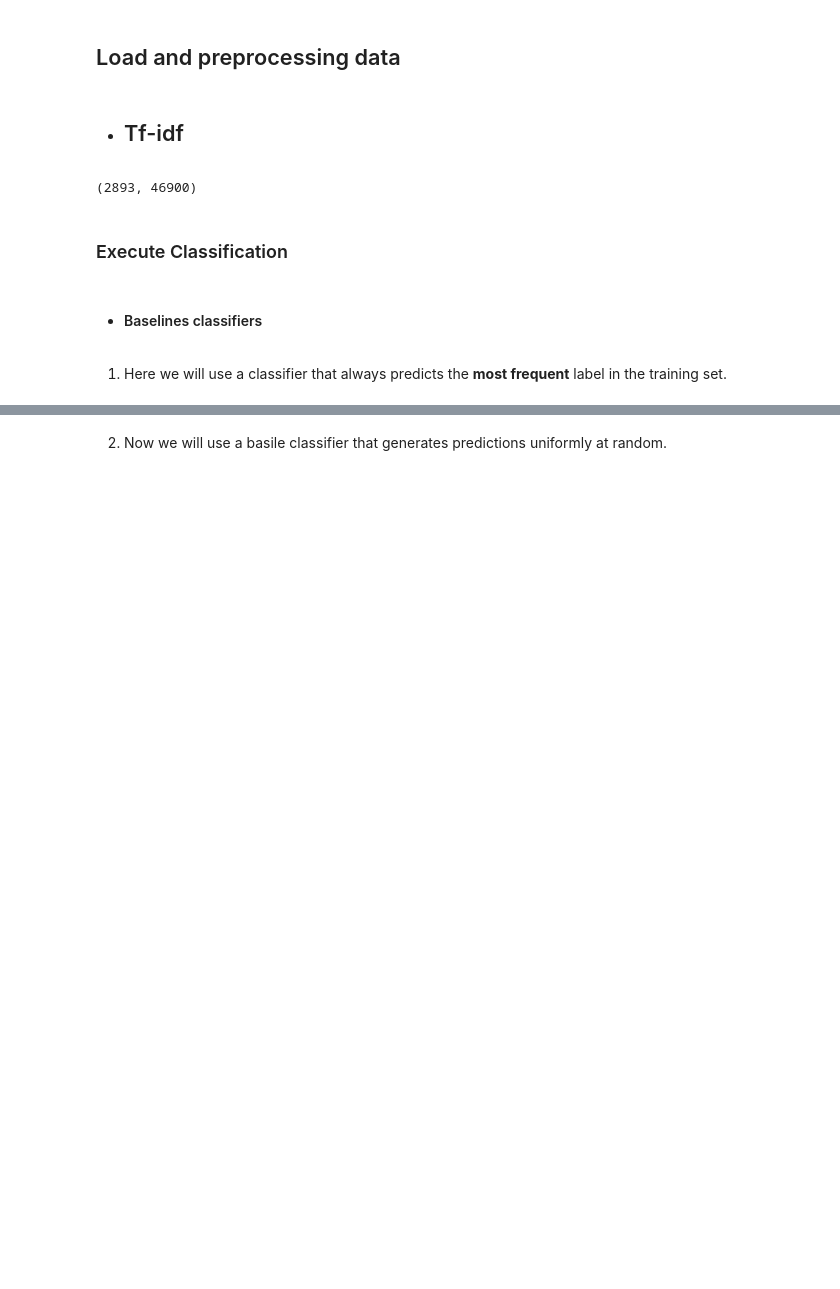
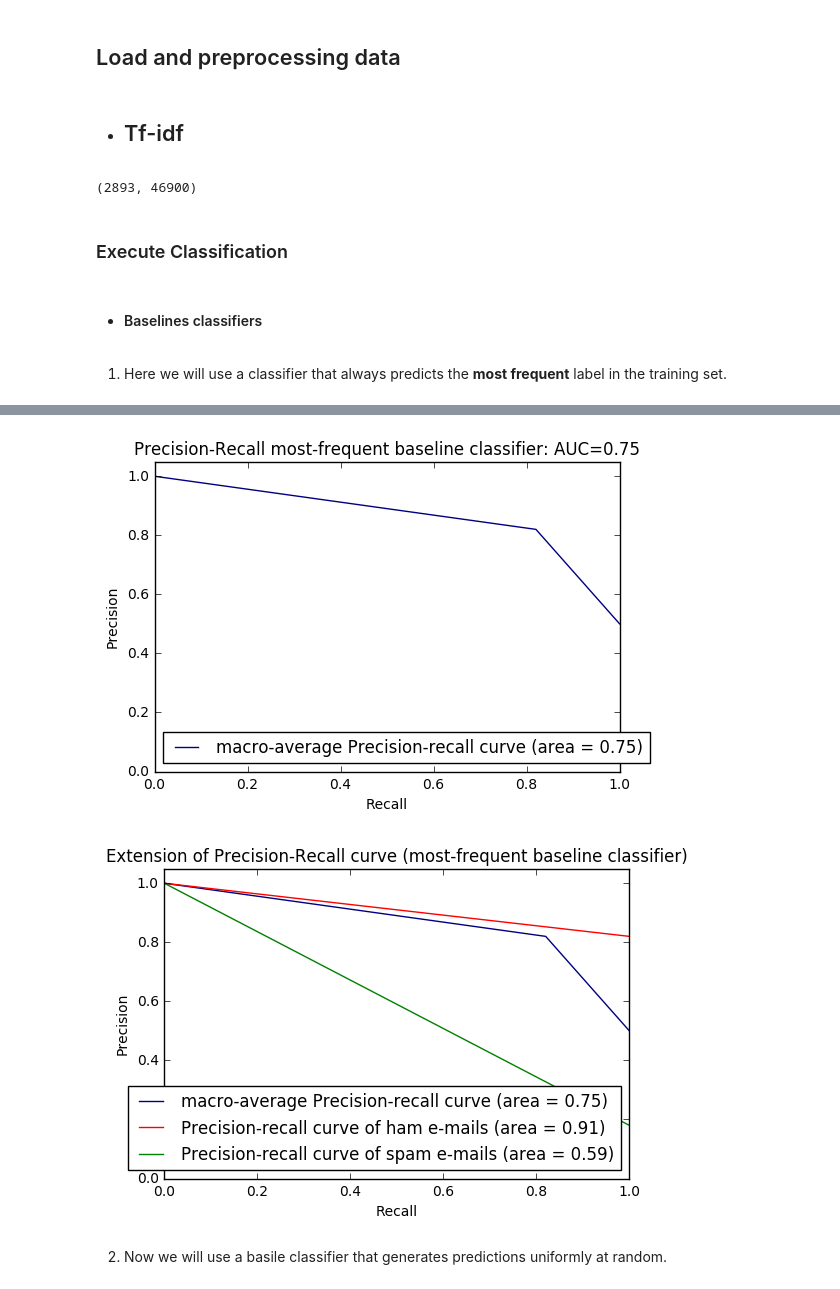
Before and after one commit to fkolokathi/text_classification, a Jupyter notebook: assignment_2_versionB.ipynb, the cells around one changed output, grey strips where cells are left out. Drawn from its saved outputs; the diff is of its cells as text; code cells hidden in the pictures; blank space fills up the shorter version.

Commit message:
presicion-recall curves

```diff
--- a/assignment_2_versionB.ipynb
+++ b/assignment_2_versionB.ipynb
@@ -341,3 +414,9 @@ Confusion matrix:
+# %%
+'''plot precision-recall curves'''
+precision_recall_curves(train_data_svd,test_data_svd,train_targets,test_targets,'most-frequent baseline classifier',dummy_classifier_1)
+# %% [output]
+[figure, added]
+[figure, added]
 # %% [markdown]
 2) Now we will use a basile classifier that generates predictions uniformly at random.
 # %%
```
Also changed, not shown: parts of 32 cells of this notebook.
